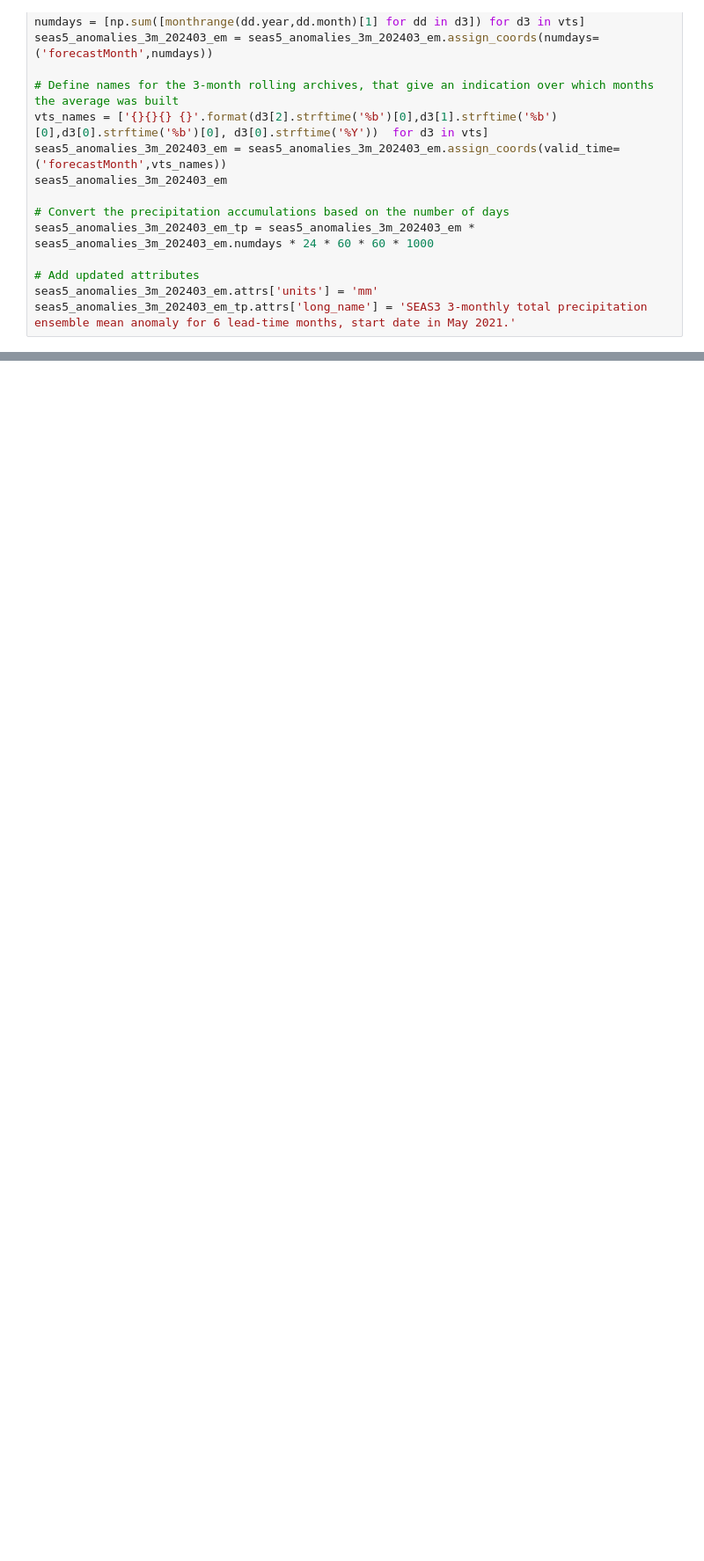
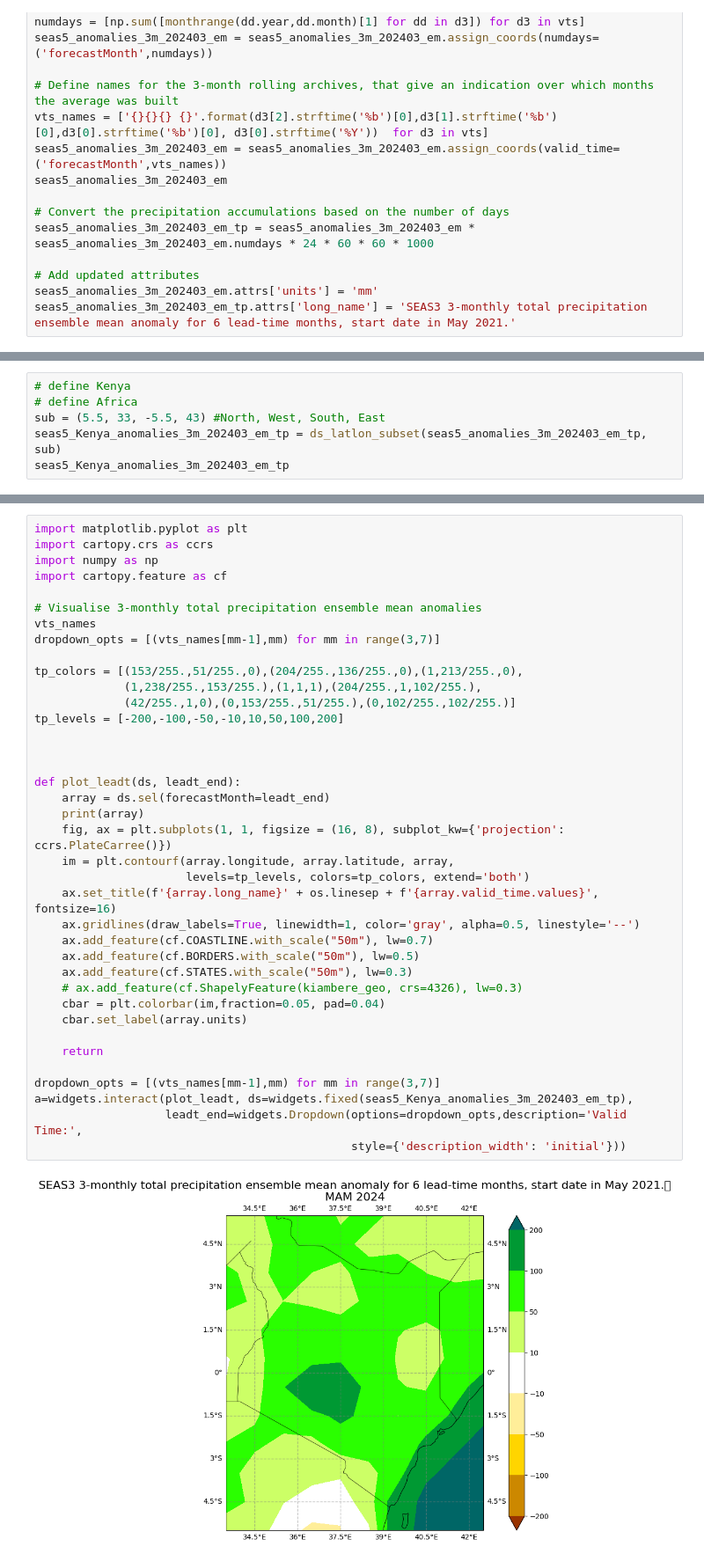
Before and after one commit to JobCollins/daas, a Jupyter notebook: test.ipynb, the cells around one changed output, grey strips where cells are left out. Shown at 88% size. Drawn from its saved outputs; the diff is of its cells as text; blank space fills up the shorter version.

```diff
--- a/test.ipynb
+++ b/test.ipynb
@@ -1582,0 +1367,6 @@ interactive(children=(Dropdown(description='Valid Time:', options=(('MAM 2024',
+# %%
+# define Kenya
+# define Africa
+sub = (5.5, 33, -5.5, 43) #North, West, South, East
+seas5_Kenya_anomalies_3m_202403_em_tp = ds_latlon_subset(seas5_anomalies_3m_202403_em_tp, sub)
+seas5_Kenya_anomalies_3m_202403_em_tp
@@ -1582,0 +1428,40 @@ interactive(children=(Dropdown(description='Valid Time:', options=(('MAM 2024',
+# %%
+import matplotlib.pyplot as plt
+import cartopy.crs as ccrs
+import numpy as np
+import cartopy.feature as cf
+
+# Visualise 3-monthly total precipitation ensemble mean anomalies
+vts_names
+dropdown_opts = [(vts_names[mm-1],mm) for mm in range(3,7)]
+
+tp_colors = [(153/255.,51/255.,0),(204/255.,136/255.,0),(1,213/255.,0),
+             (1,238/255.,153/255.),(1,1,1),(204/255.,1,102/255.),
+             (42/255.,1,0),(0,153/255.,51/255.),(0,102/255.,102/255.)]
+tp_levels = [-200,-100,-50,-10,10,50,100,200]
+
+
+
+def plot_leadt(ds, leadt_end):
+    array = ds.sel(forecastMonth=leadt_end)
+    print(array)
+    fig, ax = plt.subplots(1, 1, figsize = (16, 8), subplot_kw={'projection': ccrs.PlateCarree()})
+    im = plt.contourf(array.longitude, array.latitude, array,
+                      levels=tp_levels, colors=tp_colors, extend='both')
+    ax.set_title(f'{array.long_name}' + os.linesep + f'{array.valid_time.values}', fontsize=16)
+    ax.gridlines(draw_labels=True, linewidth=1, color='gray', alpha=0.5, linestyle='--')
+    ax.add_feature(cf.COASTLINE.with_scale("50m"), lw=0.7)
+    ax.add_feature(cf.BORDERS.with_scale("50m"), lw=0.5)
+    ax.add_feature(cf.STATES.with_scale("50m"), lw=0.3)
+    # ax.add_feature(cf.ShapelyFeature(kiambere_geo, crs=4326), lw=0.3)
+    cbar = plt.colorbar(im,fraction=0.05, pad=0.04)
+    cbar.set_label(array.units)
+
+    return
+
+dropdown_opts = [(vts_names[mm-1],mm) for mm in range(3,7)]
+a=widgets.interact(plot_leadt, ds=widgets.fixed(seas5_Kenya_anomalies_3m_202403_em_tp),
+                   leadt_end=widgets.Dropdown(options=dropdown_opts,description='Valid Time:',
+                                              style={'description_width': 'initial'}))
+# %% [output]
+[figure, added]
```
Also changed, not shown: parts of 61 cells of this notebook.
